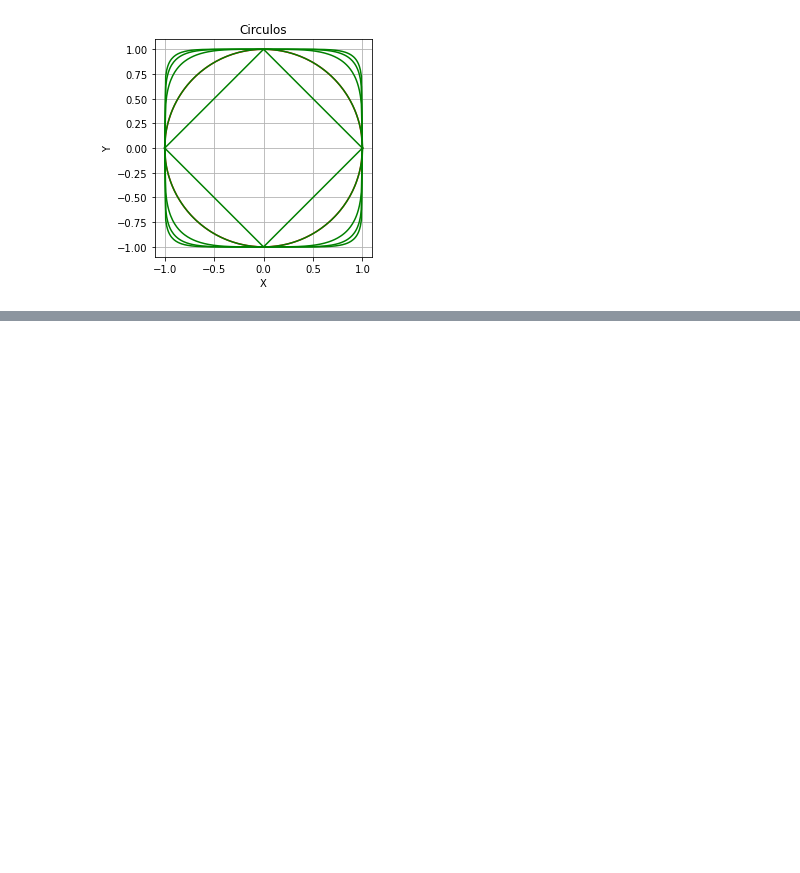
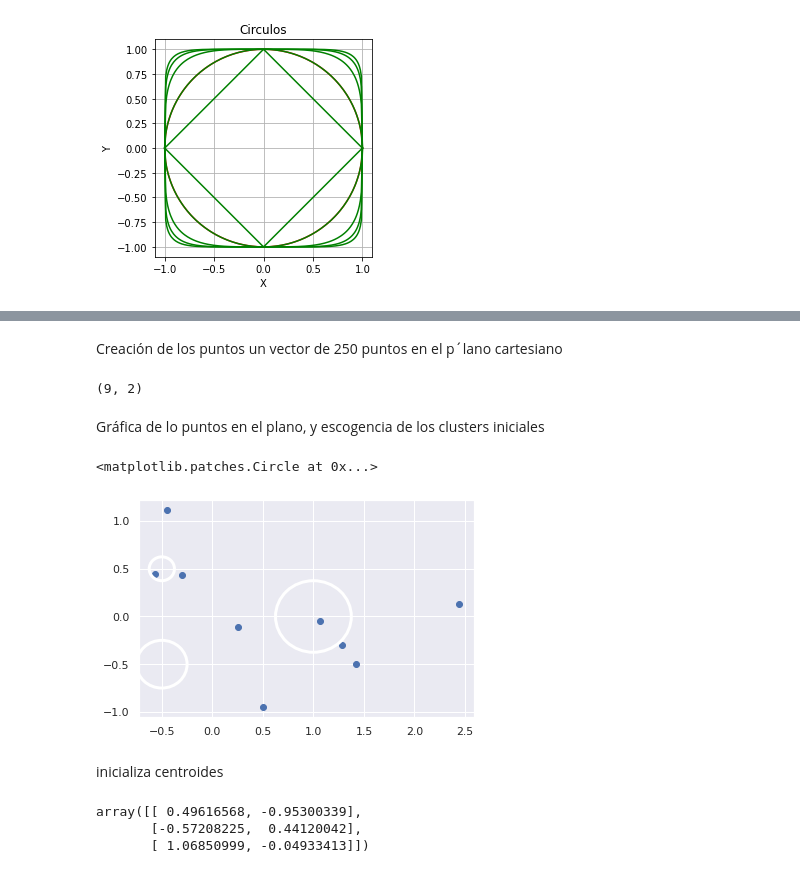
Before and after one commit to juli2410/Algebra2022, a Jupyter notebook: section3.ipynb, the cells around one changed output, grey strips where cells are left out. Drawn from its saved outputs; the diff is of its cells as text; code cells hidden in the pictures; blank space fills up the shorter version.

```diff
--- a/section3.ipynb
+++ b/section3.ipynb
@@ -111,0 +126,23 @@ plt.show()
+# %% [markdown]
+Creación de los puntos un vector de 250 puntos en el p´lano cartesiano
+# %%
+points = np.vstack(((np.random.randn(150, 2) * 0.75 + np.array([1, 0])),
+                  (np.random.randn(20, 2) * 0.25 + np.array([-0.5, 0.5])),
+                  (np.random.randn(20, 2) * 0.5 + np.array([-0.5, -0.5]))))
+# %%
+points.shape
+# %% [output]
+(9, 2)
+# %% [markdown]
+Gráfica de lo puntos en el plano, y escogencia de los clusters iniciales
+# %%
+plt.scatter(points[:, 0], points[:, 1])
+ax = plt.gca()
+ax.add_artist(plt.Circle(np.array([1, 0]), 0.75/2, fill=False, lw=3))
+ax.add_artist(plt.Circle(np.array([-0.5, 0.5]), 0.25/2, fill=False, lw=3))
+ax.add_artist(plt.Circle(np.array([-0.5, -0.5]), 0.5/2, fill=False, lw=3))
+# %% [output]
+<matplotlib.patches.Circle at 0x...>
+[figure, added]
+# %% [markdown]
+inicializa centroides
@@ -111,0 +155,6 @@ plt.show()
+# %%
+initialize_centroids(points, 3)
+# %% [output]
+array([[ 0.49616568, -0.95300339],
+       [-0.57208225,  0.44120042],
+       [ 1.06850999, -0.04933413]])
```
Also changed, not shown: parts of 16 cells of this notebook, 7 other files.
